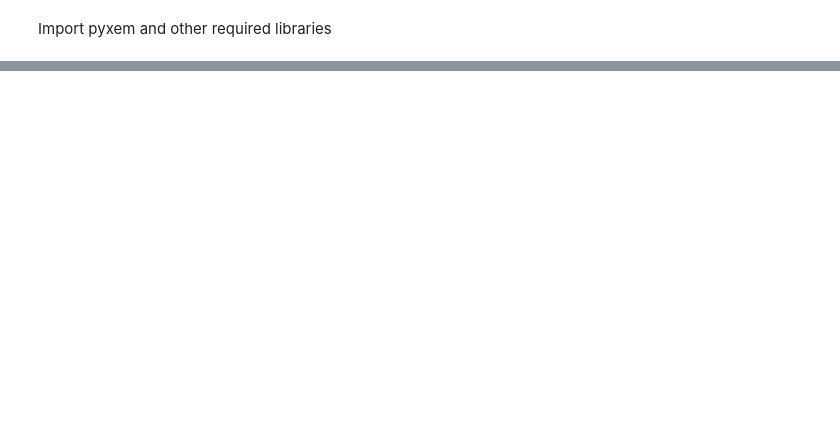
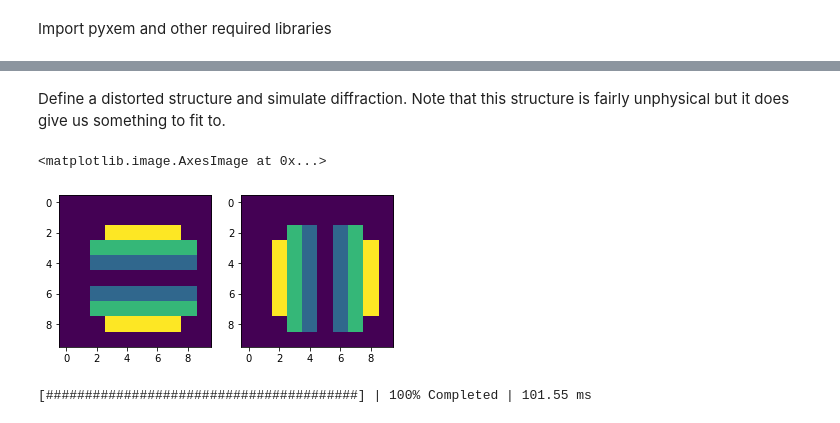
Before and after one commit to pyxem/pyxem-demos, a Jupyter notebook: 05 Simulate Data - Strain Mapping.ipynb, the cells around one changed output, grey strips where cells are left out. Saved outputs shown, nothing was run; the diff lists cells and outputs as text; code cells hidden in the pictures; blank space fills up the shorter version.

```diff
--- a/05 Simulate Data - Strain Mapping.ipynb
+++ b/05 Simulate Data - Strain Mapping.ipynb
@@ -119,0 +81,40 @@ strain_map.plot(cmap='seismic',vmax=0.04,vmin=-0.04)
+# %% [markdown]
+Define a distorted structure and simulate diffraction.  Note that this structure is fairly unphysical but it does give us something to fit to.
+# %%
+from skimage.draw import disk
+distortion_x = np.zeros((10, 10))
+distortion_y = np.zeros((10, 10))
+
+xx, yy = disk(center=(5, 5), radius=4, shape=(20, 20))
+
+distortion_x[xx,yy]= np.abs(np.abs(xx-10)-5)
+distortion_y[xx,yy]= np.abs(np.abs(yy-10)-5)
+
+fig, axs = plt.subplots(1, 2)
+axs[0].imshow(distortion_x)
+axs[1].imshow(distortion_y)
+# %% [output]
+<matplotlib.image.AxesImage at 0x...>
+[figure, added]
+# %%
+data = np.empty((10,10,128,128))
+
+for ind in np.ndindex((10,10)):
+    dx = distortion_x[ind]*.1
+    dy = distortion_y[ind]*.1
+    latt = diffpy.structure.lattice.Lattice(3+dx,3+dy,3,90,90,90)
+    atom = diffpy.structure.atom.Atom(atype='Ni',xyz=[0,0,0],lattice=latt)
+    structure = diffpy.structure.Structure(atoms=[atom],lattice=latt)
+    diffraction = ediff.calculate_ed_data(structure, reciprocal_radius=5.,
+                                          max_excitation_error=0.025,
+                                          with_direct_beam=True)
+    diffraction.calibration = 1e-2
+    data[ind] = diffraction.get_diffraction_pattern((128,128),sigma=4)
+
+dp = pxm.signals.ElectronDiffraction2D(data)
+
+dp = dp.shift_diffraction(7,8) #shifting diffraction patterns to simulate real_effects
+
+dp = dp+np.random.random((10,10,128,128))*.1
+# %% [output]
+[########################################] | 100% Completed | 101.55 ms
```
Also changed, not shown: parts of 62 cells of this notebook.
